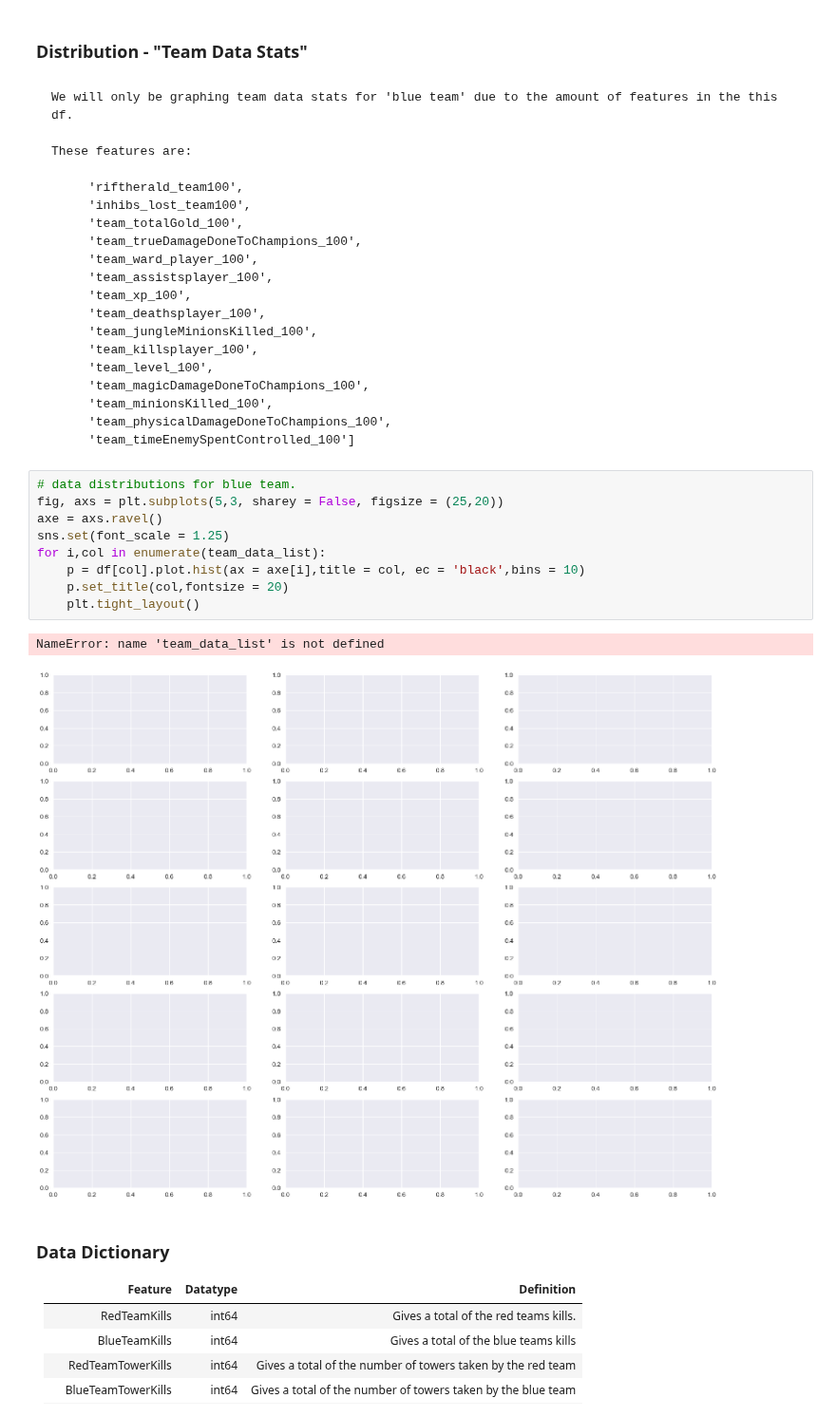
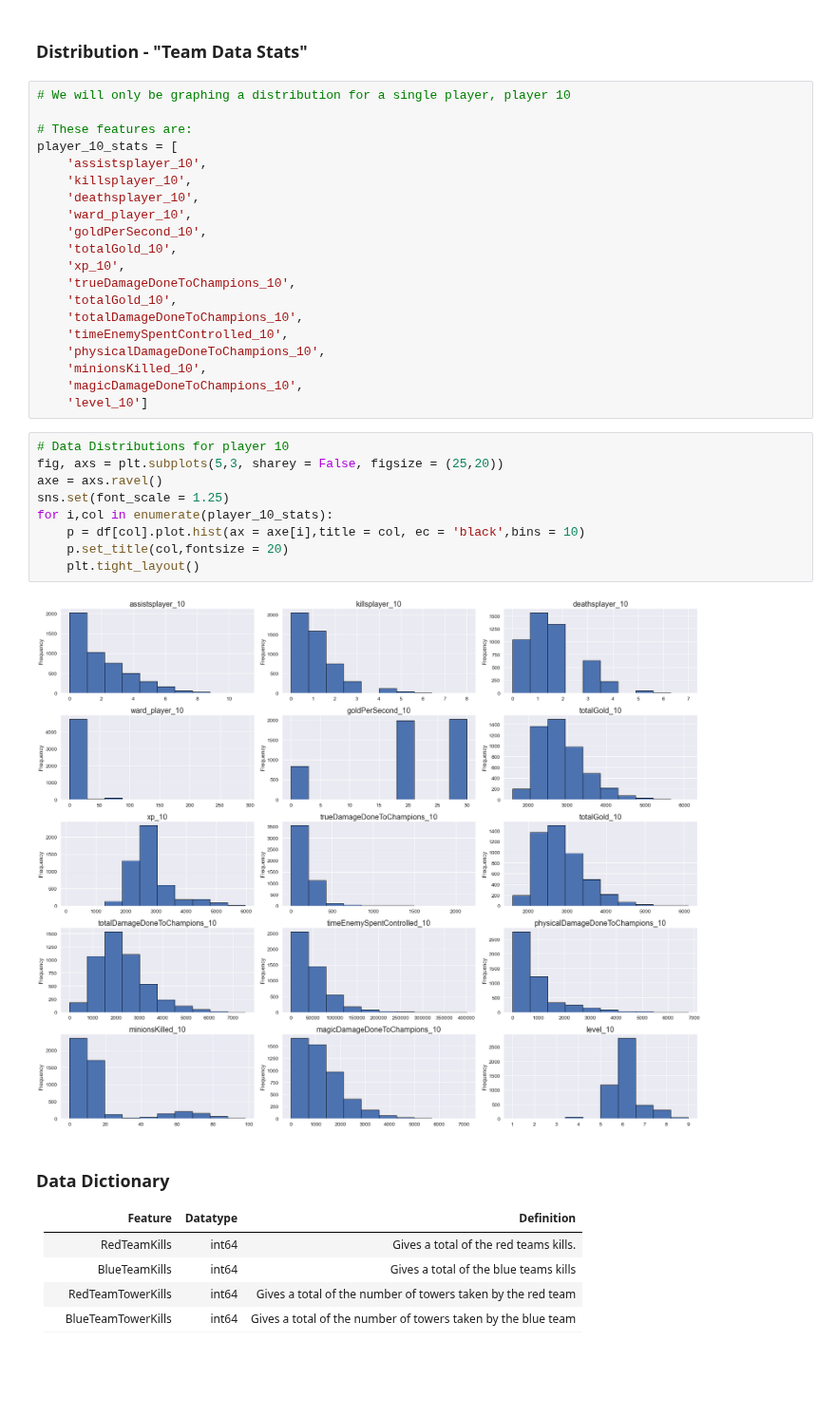
Before and after one commit to codeup-germain/Esports-Analysis, a Jupyter notebook: final.ipynb, the cells around one changed output. Shown at 95% size. Saved outputs shown, nothing was run; the diff lists cells and outputs as text; blank space fills up the shorter version.

```diff
--- a/final.ipynb
+++ b/final.ipynb
@@ -178,38 +164,37 @@ df.describe().T
 192 rows × 8 columns
 # %% [markdown]
 ### Distribution - "Team Data Stats"
-# %% [markdown]
-    We will only be graphing team data stats for 'blue team' due to the amount of features in the this df.
-
-    These features are:
-
-         'riftherald_team100',
-         'inhibs_lost_team100',
-         'team_totalGold_100',
-         'team_trueDamageDoneToChampions_100',
-         'team_ward_player_100',
-         'team_assistsplayer_100',
-         'team_xp_100',
-         'team_deathsplayer_100',
-         'team_jungleMinionsKilled_100',
-         'team_killsplayer_100',
-         'team_level_100',
-         'team_magicDamageDoneToChampions_100',
-         'team_minionsKilled_100',
-         'team_physicalDamageDoneToChampions_100',
-         'team_timeEnemySpentControlled_100']
+# %%
+# We will only be graphing a distribution for a single player, player 10
+
+# These features are:
+player_10_stats = [
+    'assistsplayer_10',
+    'killsplayer_10',
+    'deathsplayer_10',
+    'ward_player_10',
+    'goldPerSecond_10',
+    'totalGold_10',
+    'xp_10',
+    'trueDamageDoneToChampions_10',
+    'totalGold_10',
+    'totalDamageDoneToChampions_10',
+    'timeEnemySpentControlled_10',
+    'physicalDamageDoneToChampions_10',
+    'minionsKilled_10',
+    'magicDamageDoneToChampions_10',
+    'level_10']
 # %%
-# data distributions for blue team.
+# Data Distributions for player 10
 fig, axs = plt.subplots(5,3, sharey = False, figsize = (25,20))
 axe = axs.ravel()
 sns.set(font_scale = 1.25)
-for i,col in enumerate(team_data_list):
+for i,col in enumerate(player_10_stats):
     p = df[col].plot.hist(ax = axe[i],title = col, ec = 'black',bins = 10)
     p.set_title(col,fontsize = 20)
     plt.tight_layout()
 # %% [output]
-NameError: name 'team_data_list' is not defined
-[figure, old version]
+[figure, new version]
 # %% [markdown]
 ### Data Dictionary
 | Feature                    | Datatype                | Definition   |
```
Also changed, not shown: parts of 9 cells of this notebook.
